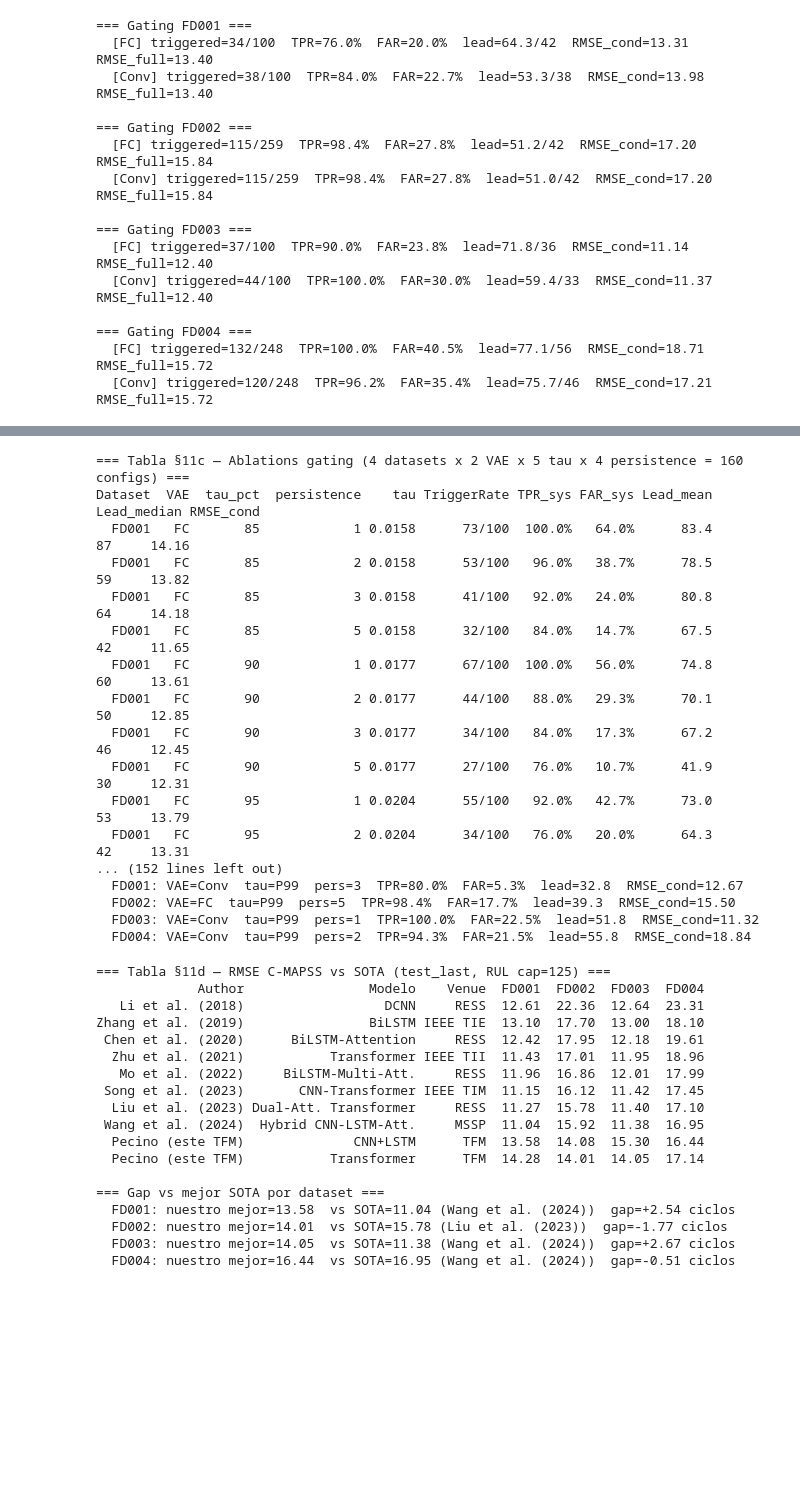
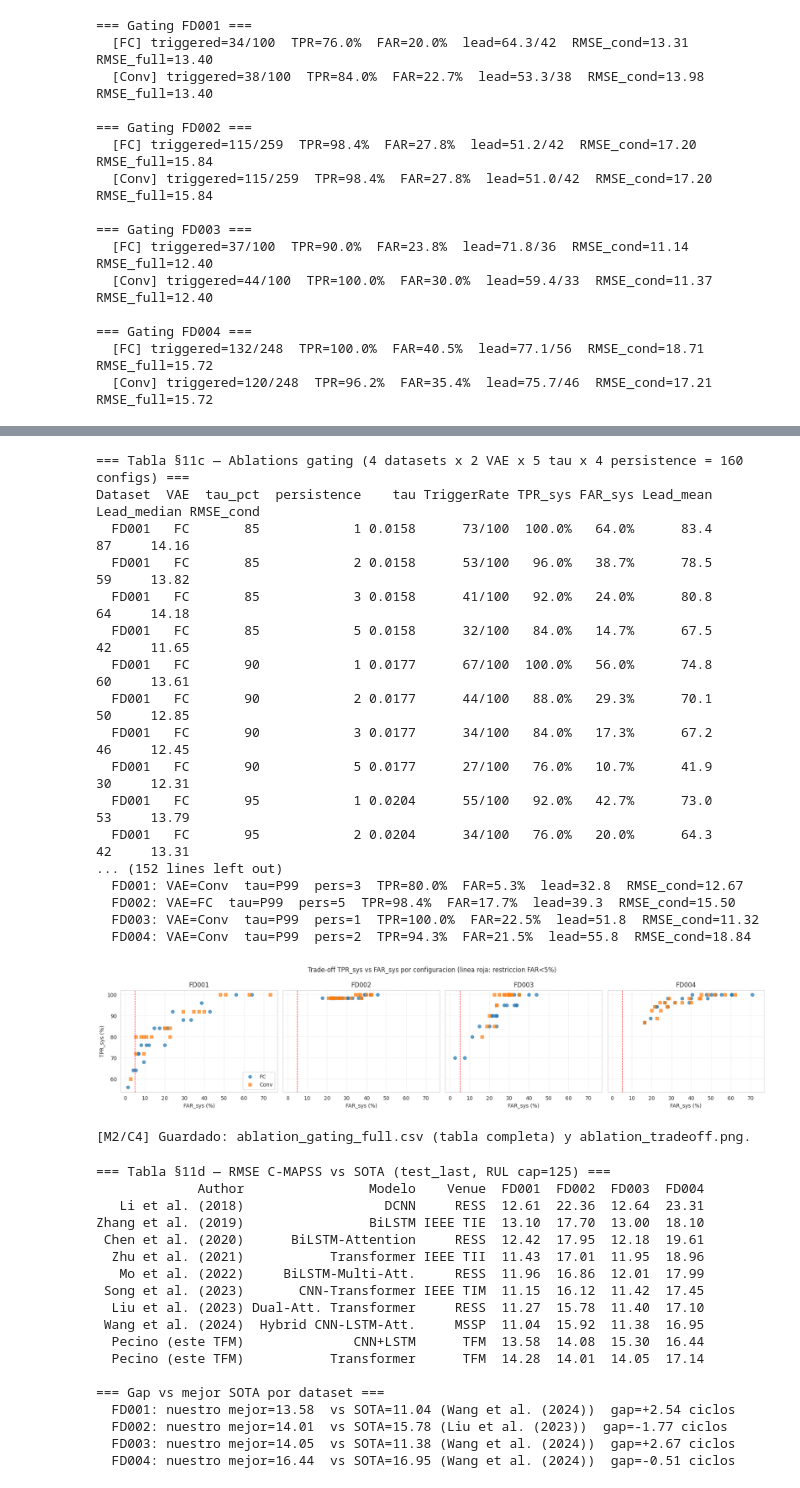
Before and after one commit to rafapecino/TFM-AeroEngine-Anomaly-RUL-VAE-TFT, a Jupyter notebook: TFM_Pipeline.ipynb, the cells around one changed output, grey strips where cells are left out. Saved outputs shown, nothing was run; the diff lists cells and outputs as text; code cells hidden in the pictures; blank space fills up the shorter version.

```diff
--- a/TFM_Pipeline.ipynb
+++ b/TFM_Pipeline.ipynb
@@ -1621,33 +1640,55 @@ print(f'=== Tabla §11c — Ablations gating (4 datasets x 2 VAE x {len(TAU_PCTL
 print(df_abl.drop(columns=['_TPR_num','_FAR_num']).to_string(index=False))
 
 # Mejor configuracion por dataset: maximizar (TPR_sys - FAR_sys), un trade-off simple
 print()
 print('=== Mejor config por dataset (criterio: max TPR_sys - FAR_sys) ===')
 for ds in DATASETS:
     sub = df_abl[df_abl['Dataset']==ds].copy()
     sub['_score'] = sub['_TPR_num'] - sub['_FAR_num']
     best = sub.sort_values('_score', ascending=False).iloc[0]
     print(f"  {ds}: VAE={best['VAE']}  tau=P{best['tau_pct']}  pers={best['persistence']}  "
           f"TPR={best['TPR_sys']}  FAR={best['FAR_sys']}  lead={best['Lead_mean']}  "
           f"RMSE_cond={best['RMSE_cond']}")
+
+
+# --- Auditoria M2/C4: exportar ablacion COMPLETA y figura trade-off TPR vs FAR ---
+import matplotlib.pyplot as plt
+_df_export = df_abl.drop(columns=['_TPR_num', '_FAR_num'])
+_df_export.to_csv('ablation_gating_full.csv', index=False)
+_axn = max(1, len(DATASETS))
+fig, axes = plt.subplots(1, _axn, figsize=(4.5*_axn, 4), sharex=True, sharey=True)
+axes = np.atleast_1d(axes)
+for ax, ds in zip(axes, DATASETS):
+    sub = df_abl[df_abl['Dataset'] == ds]
+    for arch, mk in [('FC', 'o'), ('Conv', 's')]:
+        s2 = sub[sub['VAE'] == arch]
+        ax.scatter(s2['_FAR_num']*100, s2['_TPR_num']*100, marker=mk, alpha=0.7, label=arch)
+    ax.axvline(5, ls='--', c='red', lw=0.9)
+    ax.set_title(ds); ax.set_xlabel('FAR_sys (%)'); ax.grid(alpha=0.3)
+axes[0].set_ylabel('TPR_sys (%)'); axes[0].legend()
+plt.suptitle('Trade-off TPR_sys vs FAR_sys por configuracion (linea roja: restriccion FAR<5%)')
+plt.tight_layout(); plt.savefig('ablation_tradeoff.png', dpi=150, bbox_inches='tight'); plt.show()
+print('\n[M2/C4] Guardado: ablation_gating_full.csv (tabla completa) y ablation_tradeoff.png.')
 # %% [output]
 === Tabla §11c — Ablations gating (4 datasets x 2 VAE x 5 tau x 4 persistence = 160 configs) ===
 Dataset  VAE  tau_pct  persistence    tau TriggerRate TPR_sys FAR_sys Lead_mean Lead_median RMSE_cond
   FD001   FC       85            1 0.0158      73/100  100.0%   64.0%      83.4          87     14.16
   FD001   FC       85            2 0.0158      53/100   96.0%   38.7%      78.5          59     13.82
   FD001   FC       85            3 0.0158      41/100   92.0%   24.0%      80.8          64     14.18
   FD001   FC       85            5 0.0158      32/100   84.0%   14.7%      67.5          42     11.65
   FD001   FC       90            1 0.0177      67/100  100.0%   56.0%      74.8          60     13.61
   FD001   FC       90            2 0.0177      44/100   88.0%   29.3%      70.1          50     12.85
   FD001   FC       90            3 0.0177      34/100   84.0%   17.3%      67.2          46     12.45
   FD001   FC       90            5 0.0177      27/100   76.0%   10.7%      41.9          30     12.31
   FD001   FC       95            1 0.0204      55/100   92.0%   42.7%      73.0          53     13.79
   FD001   FC       95            2 0.0204      34/100   76.0%   20.0%      64.3          42     13.31
 ... (152 lines left out)
   FD001: VAE=Conv  tau=P99  pers=3  TPR=80.0%  FAR=5.3%  lead=32.8  RMSE_cond=12.67
   FD002: VAE=FC  tau=P99  pers=5  TPR=98.4%  FAR=17.7%  lead=39.3  RMSE_cond=15.50
   FD003: VAE=Conv  tau=P99  pers=1  TPR=100.0%  FAR=22.5%  lead=51.8  RMSE_cond=11.32
   FD004: VAE=Conv  tau=P99  pers=2  TPR=94.3%  FAR=21.5%  lead=55.8  RMSE_cond=18.84
+[figure, added]
+[M2/C4] Guardado: ablation_gating_full.csv (tabla completa) y ablation_tradeoff.png.
 # %%
 # ===== Tabla §11d — Comparacion con SOTA C-MAPSS =====
 # Mejor RMSE reportado por dataset, ultimos 6 anos. Para reviewer Q1.
```
Also changed, not shown: parts of 13 cells of this notebook, 2 other files.
